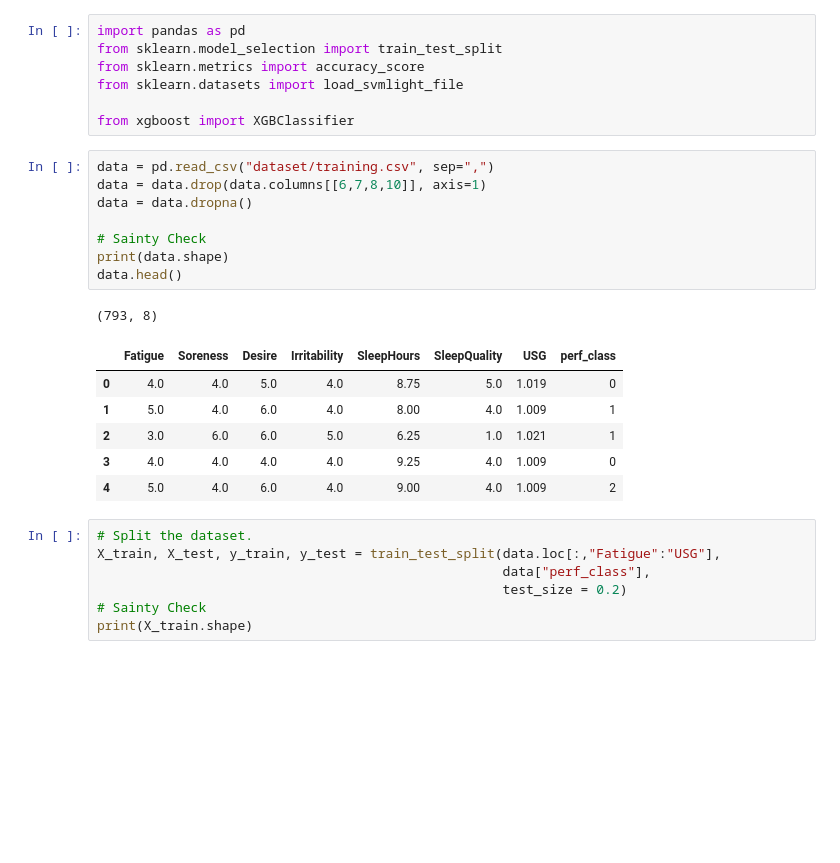
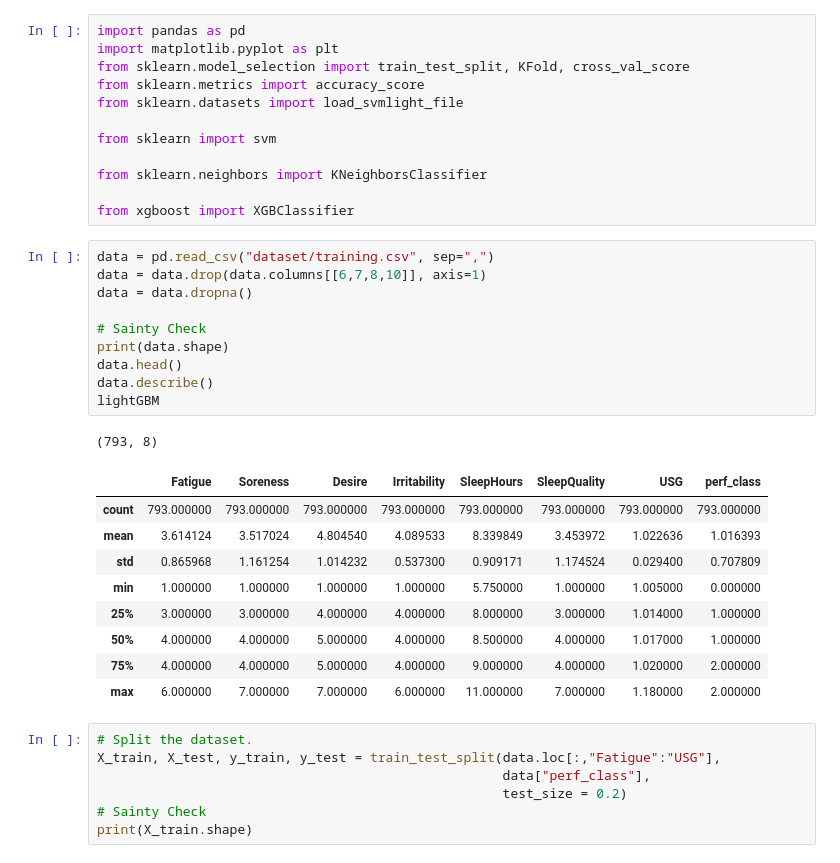
Before and after one commit to SecantZhang/DATAFEST_2019, a Jupyter notebook: Python/DATAFEST2019_ML.ipynb, the cells around one changed output. Drawn from its saved outputs; the diff is of its cells as text; blank space fills up the shorter version.

Commit message:
Updated the ML model

```diff
--- a/Python/DATAFEST2019_ML.ipynb
+++ b/Python/DATAFEST2019_ML.ipynb
@@ -1,26 +1,36 @@
 # %%
 import pandas as pd
-from sklearn.model_selection import train_test_split
+import matplotlib.pyplot as plt
+from sklearn.model_selection import train_test_split, KFold, cross_val_score
 from sklearn.metrics import accuracy_score
 from sklearn.datasets import load_svmlight_file
 
+from sklearn import svm
+
+from sklearn.neighbors import KNeighborsClassifier
+
 from xgboost import XGBClassifier
 # %%
 data = pd.read_csv("dataset/training.csv", sep=",")
 data = data.drop(data.columns[[6,7,8,10]], axis=1)
 data = data.dropna()
 
 # Sainty Check
 print(data.shape)
 data.head()
+data.describe()
+lightGBM
 # %% [output]
 (793, 8)
 |  | Fatigue | Soreness | Desire | Irritability | SleepHours | SleepQuality | USG | perf_class |
-| 0 | 4.0 | 4.0 | 5.0 | 4.0 | 8.75 | 5.0 | 1.019 | 0 |
-| 1 | 5.0 | 4.0 | 6.0 | 4.0 | 8.00 | 4.0 | 1.009 | 1 |
-| 2 | 3.0 | 6.0 | 6.0 | 5.0 | 6.25 | 1.0 | 1.021 | 1 |
-| 3 | 4.0 | 4.0 | 4.0 | 4.0 | 9.25 | 4.0 | 1.009 | 0 |
-| 4 | 5.0 | 4.0 | 6.0 | 4.0 | 9.00 | 4.0 | 1.009 | 2 |
+| count | 793.000000 | 793.000000 | 793.000000 | 793.000000 | 793.000000 | 793.000000 | 793.000000 | 793.000000 |
+| mean | 3.614124 | 3.517024 | 4.804540 | 4.089533 | 8.339849 | 3.453972 | 1.022636 | 1.016393 |
+| std | 0.865968 | 1.161254 | 1.014232 | 0.537300 | 0.909171 | 1.174524 | 0.029400 | 0.707809 |
+| min | 1.000000 | 1.000000 | 1.000000 | 1.000000 | 5.750000 | 1.000000 | 1.005000 | 0.000000 |
+| 25% | 3.000000 | 3.000000 | 4.000000 | 4.000000 | 8.000000 | 3.000000 | 1.014000 | 1.000000 |
+| 50% | 4.000000 | 4.000000 | 5.000000 | 4.000000 | 8.500000 | 4.000000 | 1.017000 | 1.000000 |
+| 75% | 4.000000 | 4.000000 | 5.000000 | 4.000000 | 9.000000 | 4.000000 | 1.020000 | 2.000000 |
+| max | 6.000000 | 7.000000 | 7.000000 | 6.000000 | 11.000000 | 7.000000 | 1.180000 | 2.000000 |
 # %%
 # Split the dataset.
 X_train, X_test, y_train, y_test = train_test_split(data.loc[:,"Fatigue":"USG"],
```
Also changed, not shown: parts of 10 cells of this notebook, 2 other files.
